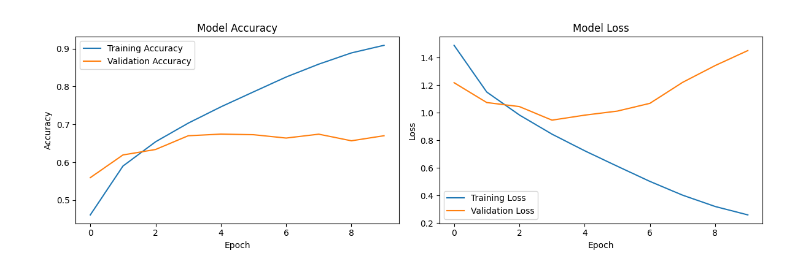
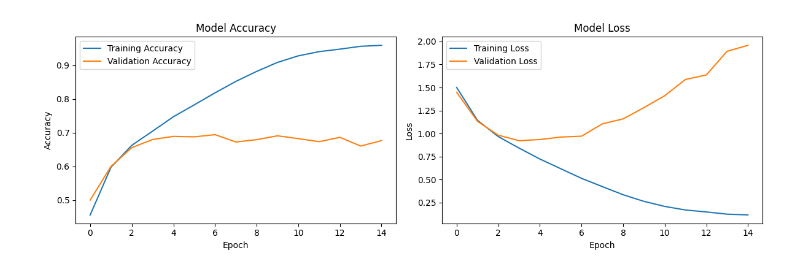
Before and after one commit to wojo501/speml24_2, a Jupyter notebook: code/centralised_cifar10.ipynb, the cells around one changed output. Cells and saved outputs as stored; diff of their text form; code cells hidden in the pictures.

```diff
--- a/code/centralised_cifar10.ipynb
+++ b/code/centralised_cifar10.ipynb
@@ -0,0 +1,7 @@
+# %%
+import tensorflow as tf
+import wandb
+from wandb.integration.keras import WandbCallback
+
+USE_WANDB = True
+EPOCHS = 15
@@ -1,22 +28,15 @@
 # %%
-import tensorflow as tf
-import numpy as np
-from tensorflow.keras.layers import Conv2D, BatchNormalization, MaxPooling2D, Flatten, Dense, Dropout
-
-# Load CIFAR100 dataset
-(x_train, y_train), (x_test, y_test) = tf.keras.datasets.cifar10.load_data()
-
-# Normalize pixel values
-x_train, x_test = x_train/255, x_test/255
-
-# One-hot encode the labels
-y_train = tf.keras.utils.to_categorical(y_train, 10)
-y_test = tf.keras.utils.to_categorical(y_test, 10)
+if USE_WANDB:
+    wandb.init(project="federated_learning",
+               group="group_1", name=f"tf_centralized_{EPOCHS}epochs")
 
 # Create the model
+
+
 def create_keras_model():
     return tf.keras.Sequential([
-        tf.keras.layers.Conv2D(20, (5, 5), activation='relu', input_shape=(32, 32, 3)),
+        tf.keras.layers.Conv2D(
+            20, (5, 5), activation='relu', input_shape=(32, 32, 3)),
         tf.keras.layers.MaxPooling2D((2, 2)),
 
         tf.keras.layers.Conv2D(50, (5, 5), activation='relu'),
@@ -27,16 +47,24 @@ def create_keras_model():
         tf.keras.layers.Dense(10, activation='softmax')
     ])
 
+
 # Create and compile the model
 model = create_keras_model()
-model.compile(optimizer='adam',
+model.compile(optimizer=tf.keras.optimizers.Adam(),
               loss=tf.keras.losses.CategoricalCrossentropy(),
               metrics=[tf.keras.metrics.CategoricalAccuracy()])
 
 # Train the model.
-history = model.fit(x_train, y_train, epochs=10, validation_data=(x_test, y_test))
+callbacks = [WandbCallback(mode="auto",log_weights=True, training_data=(
+    x_train, y_train), validation_data=(x_test, y_test), input_type="images")] if USE_WANDB else []
+
+history = model.fit(x_train, y_train, epochs=EPOCHS, validation_data=(
+    x_test, y_test), callbacks=callbacks, batch_size=40)
 
 # Evaluate the model
 test_loss, test_accuracy = model.evaluate(x_test, y_test, verbose=2)
 print(f"\nTest accuracy: {test_accuracy:.4f}")
+
+if USE_WANDB:
+    wandb.finish()
 # %% [output]
@@ -69,27 +89,28 @@ Test accuracy: 0.6701
 # %%
 
 # Plot training history
 import matplotlib.pyplot as plt
 
 plt.figure(figsize=(12, 4))
 
 plt.subplot(1, 2, 1)
 plt.plot(history.history['categorical_accuracy'], label='Training Accuracy')
-plt.plot(history.history['val_categorical_accuracy'], label='Validation Accuracy')
+plt.plot(history.history['val_categorical_accuracy'],
+         label='Validation Accuracy')
 plt.title('Model Accuracy')
 plt.xlabel('Epoch')
 plt.ylabel('Accuracy')
 plt.legend()
 
 plt.subplot(1, 2, 2)
 plt.plot(history.history['loss'], label='Training Loss')
 plt.plot(history.history['val_loss'], label='Validation Loss')
 plt.title('Model Loss')
 plt.xlabel('Epoch')
 plt.ylabel('Loss')
 plt.legend()
 
 plt.tight_layout()
 plt.show()
 # %% [output]
-[figure, old version]
+[figure, new version]
```
Also changed, not shown: parts of 3 cells of this notebook, 3 other files.
